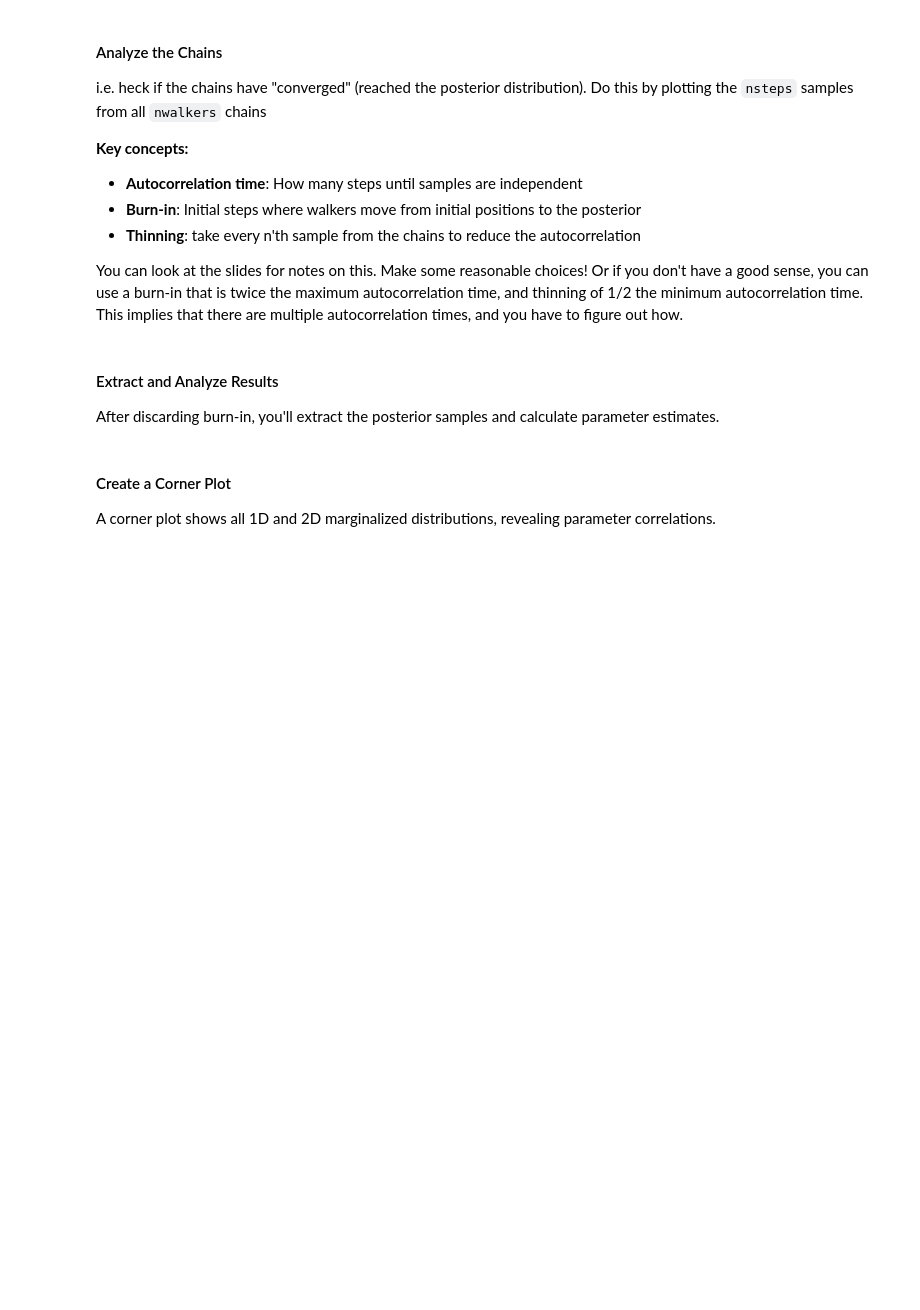
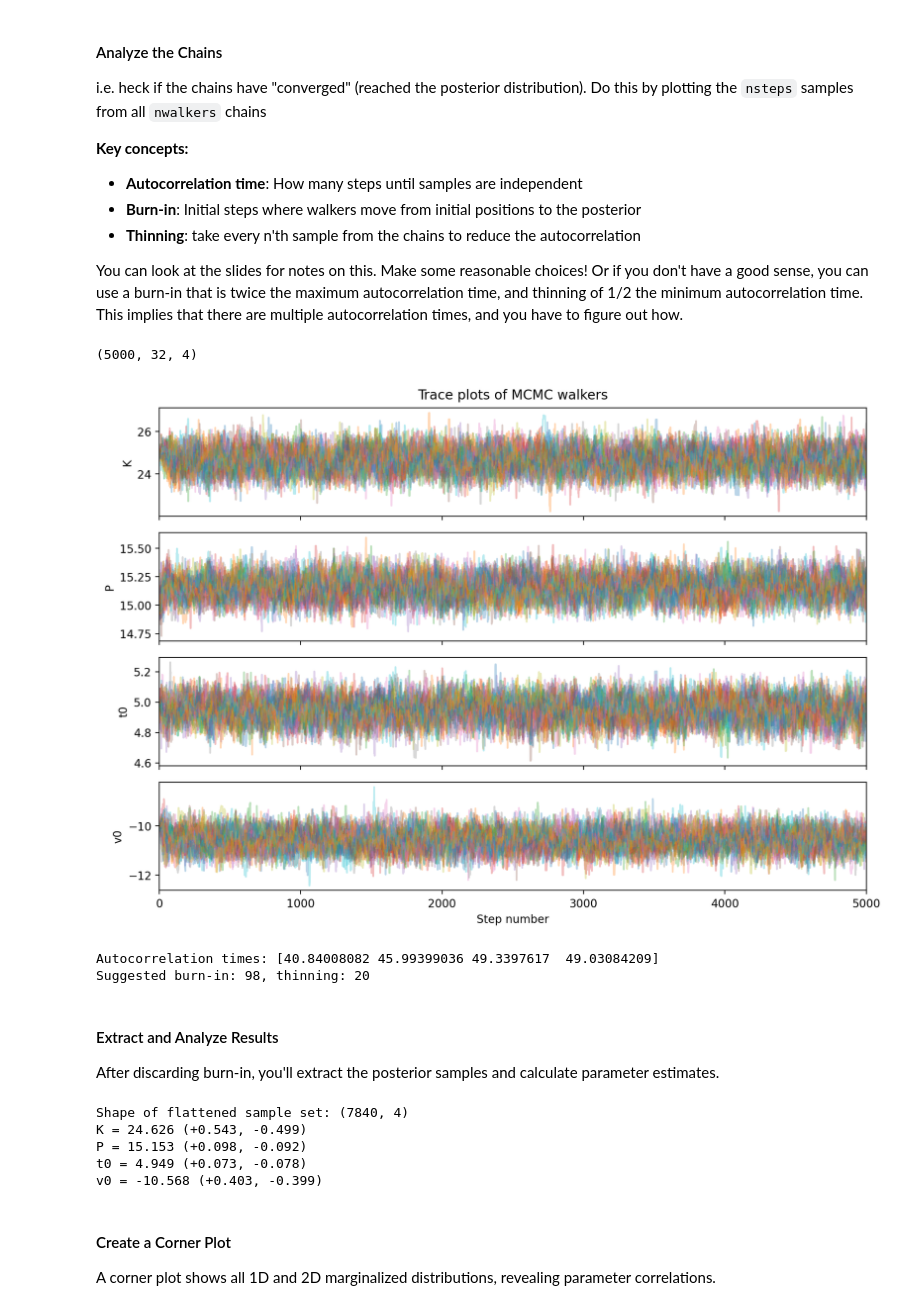
Before and after one commit to veronica-hoffman/ast496_2025_Fall, a Jupyter notebook: homework/Varun Satish/02/hw2.ipynb, the cells around one changed output. Cells and saved outputs as stored; diff of their text form; code cells hidden in the pictures; blank space fills up the shorter version.

```diff
--- a/homework/Varun Satish/02/hw2.ipynb
+++ b/homework/Varun Satish/02/hw2.ipynb
@@ -141,19 +156,24 @@ Use the affine-invariant ensemble sampler from `emcee`. This requires:
 **Rule of thumb**: Use at least 2×(number of parameters) walkers.
 # %%
 # MCMC setup
-ndim = None
-nwalkers = None
-nsteps = None
+ndim = 4
+nwalkers = 32
+nsteps = 5000
 
 # Set some initial positions for the walkers - I'd suggest adding small random scatter around a guess
 # you can get your guess from scipy.optimize or just making something up.
+
+init = np.array([K_true, P_true, t0_true, v0_true])
+pos = init + 1e-3 * init * np.random.randn(nwalkers, ndim)
 # %% [markdown]
 #### Run the MCMC Sampler
 This may take a minute or two.
 # %%
 # Initialize the sampler
-
+sampler = emcee.EnsembleSampler(nwalkers, ndim, log_probability, args=(t_obs, v_obs, v_err))
 # Run MCMC
-
+sampler.run_mcmc(pos, nsteps)
 
 # Print the acceptance fraction from the sampler
+acceptance_fraction = sampler.acceptance_fraction
+print("Mean acceptance fraction:", np.mean(acceptance_fraction))
@@ -180,3 +196,32 @@ You can look at the slides for notes on this. Make some reasonable choices! Or i
+# %%
+# Plot the chains - and remember to label your plots - you aren't silly first-years
+fig, axes = plt.subplots(ndim, figsize=(10, 7), sharex=True,dpi=200)
+labels = ["K", "P", "t0", "v0"]
+samples = sampler.get_chain()
+print(samples.shape)
+
+for i in range(ndim):
+    ax = axes[i]
+    ax.plot(samples[:, :, i], alpha=0.3)
+    ax.set_xlim(0, nsteps)
+    ax.set_ylabel(labels[i])
+axes[-1].set_xlabel("Step number")
+axes[0].set_title("Trace plots of MCMC walkers", y=1.02)
+plt.tight_layout()
+plt.show()
+
+
+# Calculate autocorrelation time
+tau = sampler.get_autocorr_time()
+print(f"Autocorrelation times: {tau}")
+burnin = int(2 * np.max(tau))
+thin   = int(0.5 * np.min(tau))
+print(f"Suggested burn-in: {burnin}, thinning: {thin}")
+# %% [output]
+(5000, 32, 4)
+[figure, added]
+Autocorrelation times: [40.84008082 45.99399036 49.3397617  49.03084209]
+Suggested burn-in: 98, thinning: 20
 # %% [markdown]
 #### Extract and Analyze Results
 
@@ -188,3 +229,19 @@ After discarding burn-in, you'll extract the posterior samples and calculate par
+# %%
+# Get flattened samples (discard burn-in and thin)
+flat_samples = sampler.get_chain(discard=burnin, thin=thin, flat=True)
+print(f"Shape of flattened sample set: {flat_samples.shape}")
+# Calculate parameter estimates
+labels = ["K", "P", "t0", "v0"]
+for i, name in enumerate(labels):
+    mcmc = np.percentile(flat_samples[:, i], [16, 50, 84])
+    q = np.diff(mcmc)  # lower and upper errors
+    print(f"{name} = {mcmc[1]:.3f} (+{q[1]:.3f}, -{q[0]:.3f})")
+# %% [output]
+Shape of flattened sample set: (7840, 4)
+K = 24.626 (+0.543, -0.499)
+P = 15.153 (+0.098, -0.092)
+t0 = 4.949 (+0.073, -0.078)
+v0 = -10.568 (+0.403, -0.399)
 # %% [markdown]
 #### Create a Corner Plot
 
```
Also changed, not shown: parts of 13 cells of this notebook, 2 other files.
